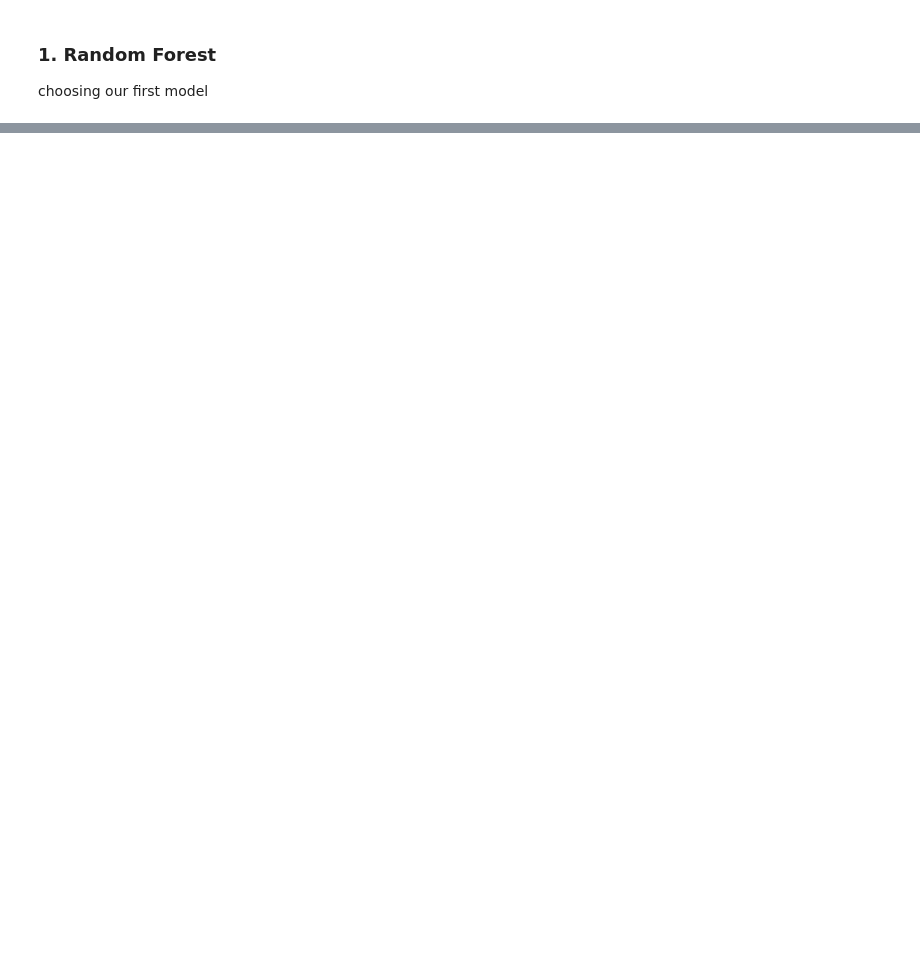
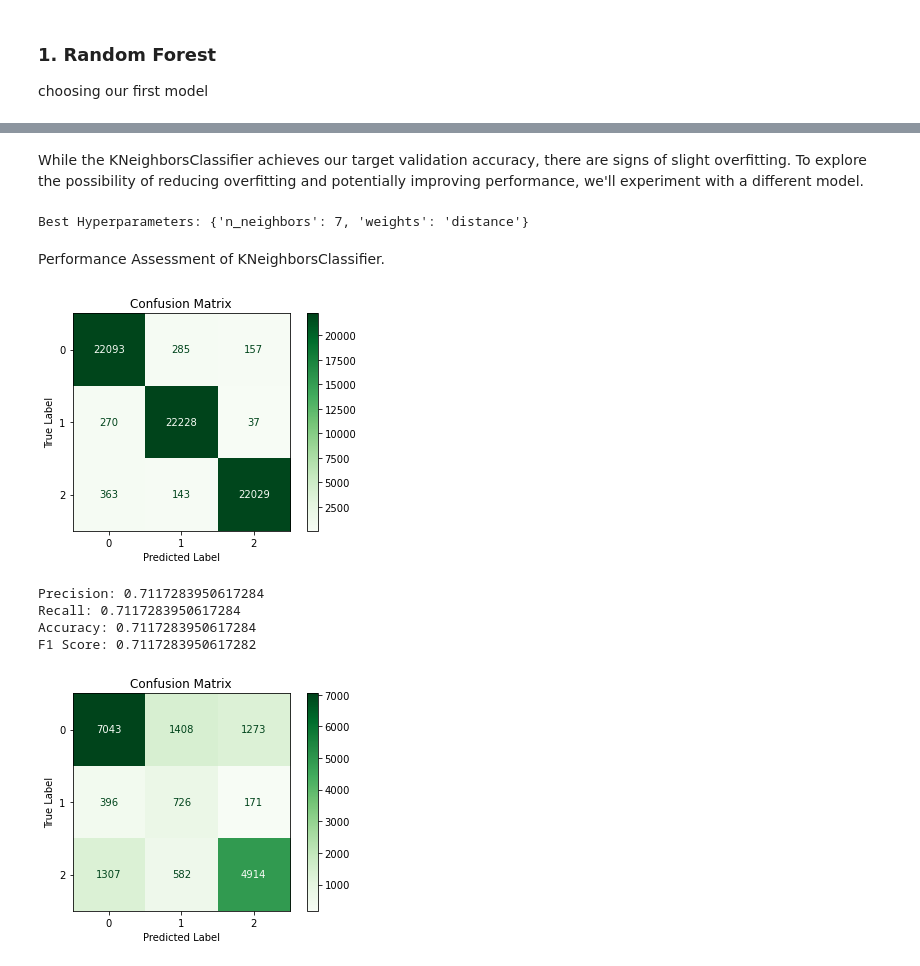
Before and after one commit to Cdasilver29/well-classification-documented, a Jupyter notebook: Technical.ipynb, the cells around one changed output, grey strips where cells are left out. Cells and saved outputs as stored; diff of their text form; code cells hidden in the pictures; blank space fills up the shorter version.

```diff
--- a/Technical.ipynb
+++ b/Technical.ipynb
@@ -1274,0 +1620,65 @@ def update_scores(scores_df, Model, y_test, y_hat_test):
+# %% [markdown]
+While the KNeighborsClassifier achieves our target validation accuracy, there are signs of slight overfitting. To explore the possibility of reducing overfitting and potentially improving performance, we'll experiment with a different model.
+# %%
+# Set param grid
+param_grid = {"n_neighbors": [3, 5, 7],
+                  'weights': ['uniform', 'distance']}
+
+# Use GridSearchCV with parallelization and reduced hyperparameter space
+Knn_model_clf = GridSearchCV(estimator=KNeighborsClassifier(),
+                              param_grid=param_grid,
+                              scoring='accuracy',
+                              cv=5,
+                              n_jobs=-1)
+
+# Fit the model with a smaller subset of the data
+subset_size = 10000  # You can adjust this value based on your dataset size
+Knn_model_clf = Knn_model_clf.fit(X_train_resampled[:subset_size], y_train_resampled[:subset_size])
+
+# Get the best hyperparameters
+best_params = Knn_model_clf.best_params_
+print("Best Hyperparameters:", best_params)
+
+# Use the best hyperparameters to instantiate the KNeighborsClassifier
+Knn_model_clf = KNeighborsClassifier(n_neighbors=Knn_model_clf.best_params_['n_neighbors'],
+                                      weights=Knn_model_clf.best_params_['weights'])
+
+# Fit the model with the entire dataset
+Knn_model_clf = Knn_model_clf.fit(X_train_resampled, y_train_resampled)
+# %% [output]
+Best Hyperparameters: {'n_neighbors': 7, 'weights': 'distance'}
+# %% [markdown]
+Performance Assessment of KNeighborsClassifier.
+# %%
+# Confusion matrix for training data
+plot_confusion_matrix(Knn_model_clf, X_train_resampled, y_train_resampled, cmap="Greens")
+plt.title("Confusion Matrix")
+plt.xlabel("Predicted Label")
+plt.ylabel("True Label")
+plt.show()
+# Predictions on testing data
+y_pred = Knn_model_clf.predict(X_test_scaled)
+
+# Evaluation metrics
+precision = precision_score(y_test_2, y_pred, average='micro')
+recall = recall_score(y_test_2, y_pred, average='micro')
+accuracy = accuracy_score(y_test_2, y_pred)
+f1 = f1_score(y_test_2, y_pred, average='micro')
+
+print("Precision:", precision)
+print("Recall:", recall)
+print("Accuracy:", accuracy)
+print("F1 Score:", f1)
+# Confusion matrix for testing data
+plot_confusion_matrix(Knn_model_clf, X_test_scaled, y_test_2, cmap="Greens")
+plt.title("Confusion Matrix")
+plt.xlabel("Predicted Label")
+plt.ylabel("True Label")
+plt.show()
+# %% [output]
+[figure, added]
+Precision: 0.7117283950617284
+Recall: 0.7117283950617284
+Accuracy: 0.7117283950617284
+F1 Score: 0.7117283950617282
+[figure, added]
```
Also changed, not shown: parts of 63 cells of this notebook.
